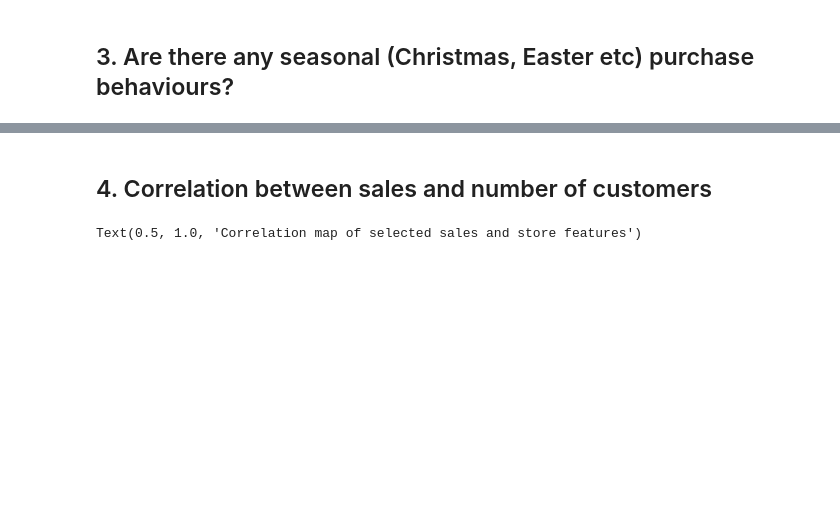
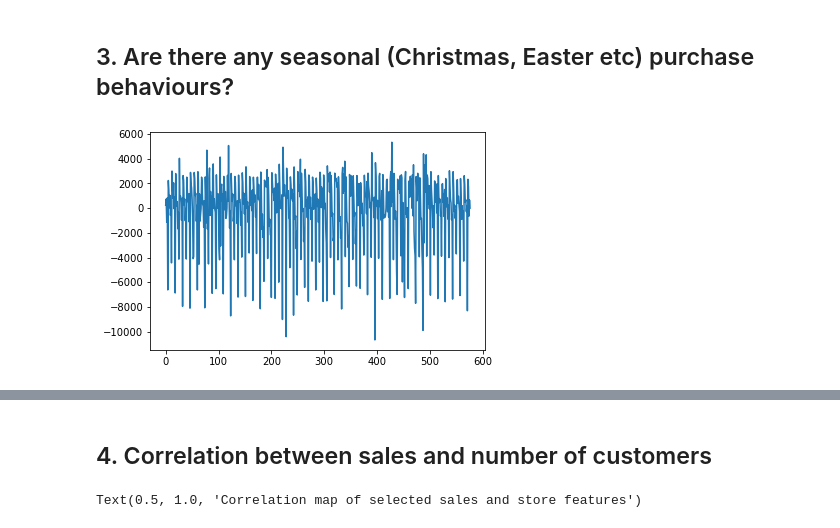
Before and after one commit to degagawolde/pharmaceutical-sales-prediction, a Jupyter notebook: notebooks/DataExploration.ipynb, the cells around one changed output, grey strips where cells are left out. Drawn from its saved outputs; the diff is of its cells as text; code cells hidden in the pictures; blank space fills up the shorter version.

```diff
--- a/notebooks/DataExploration.ipynb
+++ b/notebooks/DataExploration.ipynb
@@ -181,3 +190,18 @@ fig.update_xaxes(
     ]
 )
 fig.show()
+# %%
+from matplotlib import pyplot
+series = train_df[train_df['Store']==2][['Date','Sales']]
+series['Date'] = pd.DatetimeIndex(series['Date'])
+series = series.set_index('Date')
+X = series.values
+diff = list()
+days_in_year = 365
+for i in range(days_in_year, len(X)):
+	value = X[i] - X[i - days_in_year]
+	diff.append(value)
+pyplot.plot(diff)
+pyplot.show()
+# %% [output]
+[figure, added]
```
Also changed, not shown: parts of 17 cells of this notebook, 3 other files.
